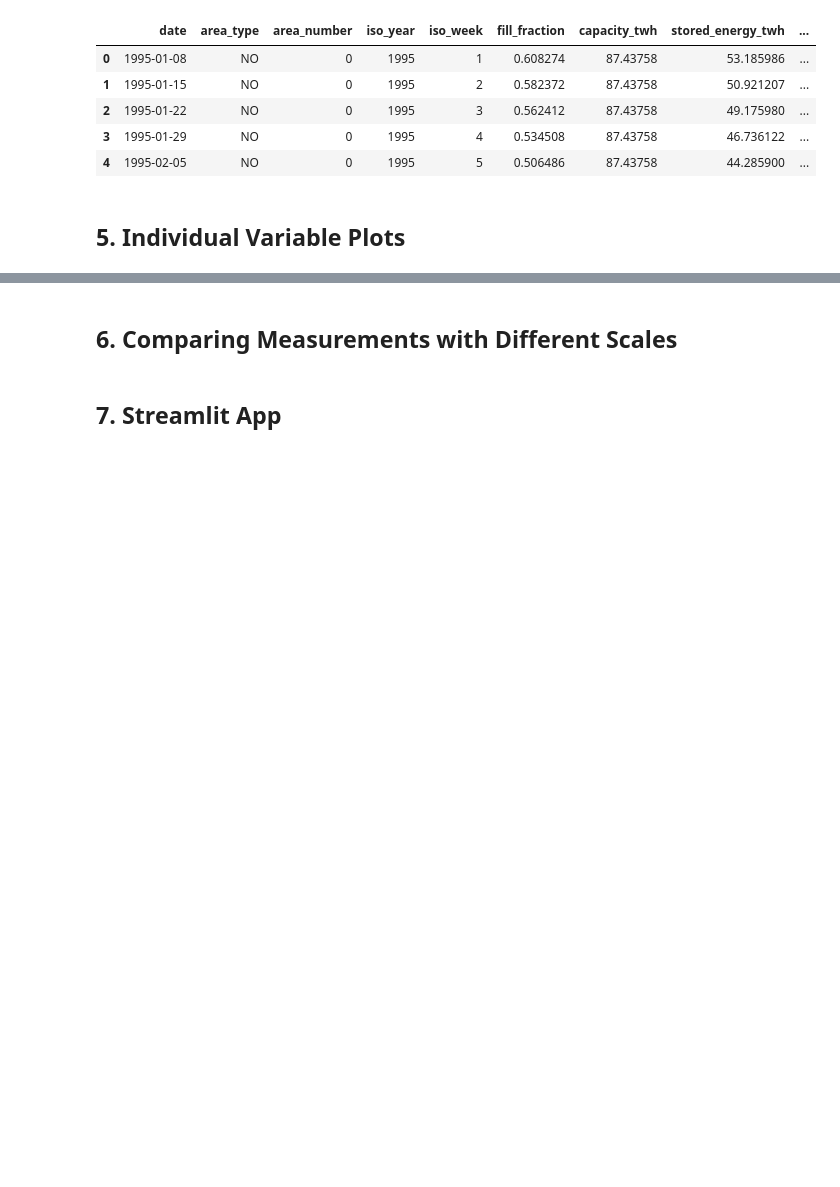
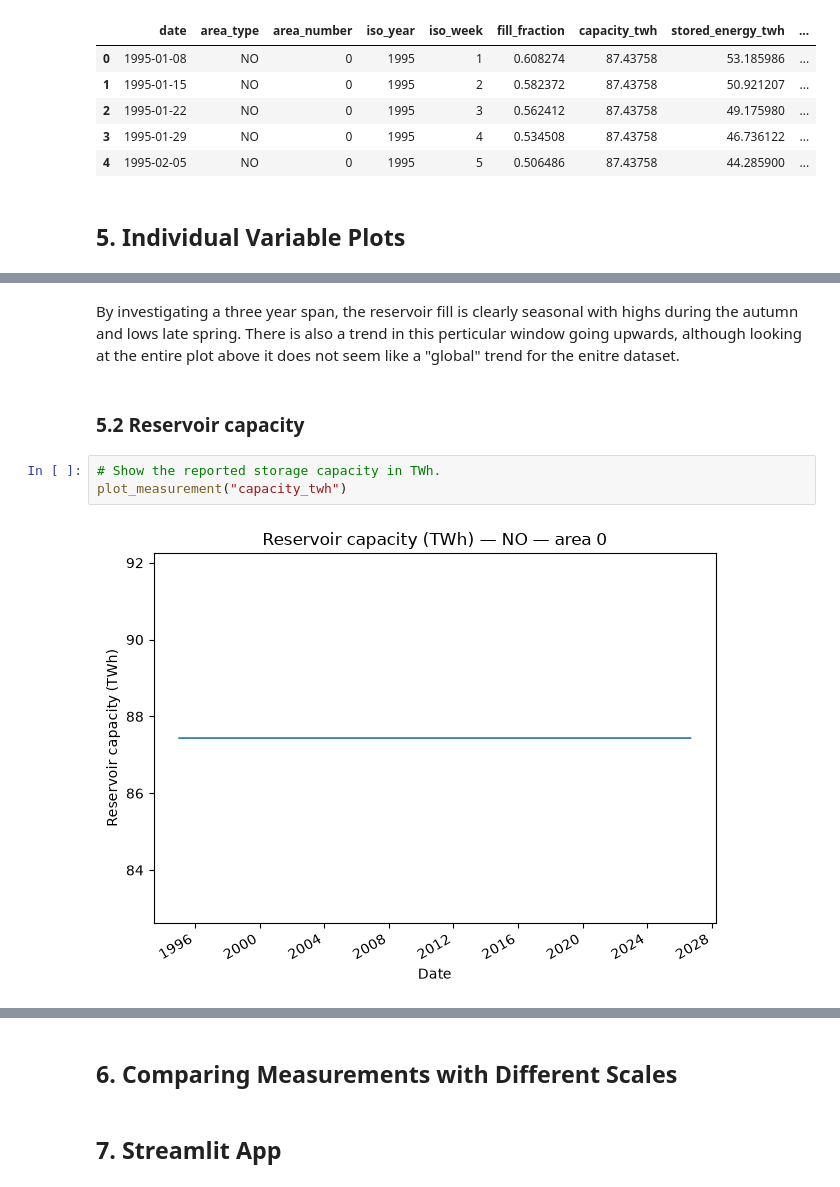
Before and after one commit to IngeGiljeGunnarshaug/ind320-inge-gilje-gunnarshaug, a Jupyter notebook: analysis.ipynb, the cells around one changed output, grey strips where cells are left out. Drawn from its saved outputs; the diff is of its cells as text; blank space fills up the shorter version.

```diff
--- a/analysis.ipynb
+++ b/analysis.ipynb
@@ -381,0 +448,9 @@ Observations: 1,653
+# %% [markdown]
+By investigating a three year span, the reservoir fill is clearly seasonal with highs during the autumn and lows late spring. There is also a trend in this perticular window going upwards, although looking at the entire plot above it does not seem like a "global" trend for the enitre dataset.
+# %% [markdown]
+### 5.2 Reservoir capacity
+# %%
+# Show the reported storage capacity in TWh.
+plot_measurement("capacity_twh")
+# %% [output]
+[figure, added]
```
Also changed, not shown: parts of 33 cells of this notebook.
